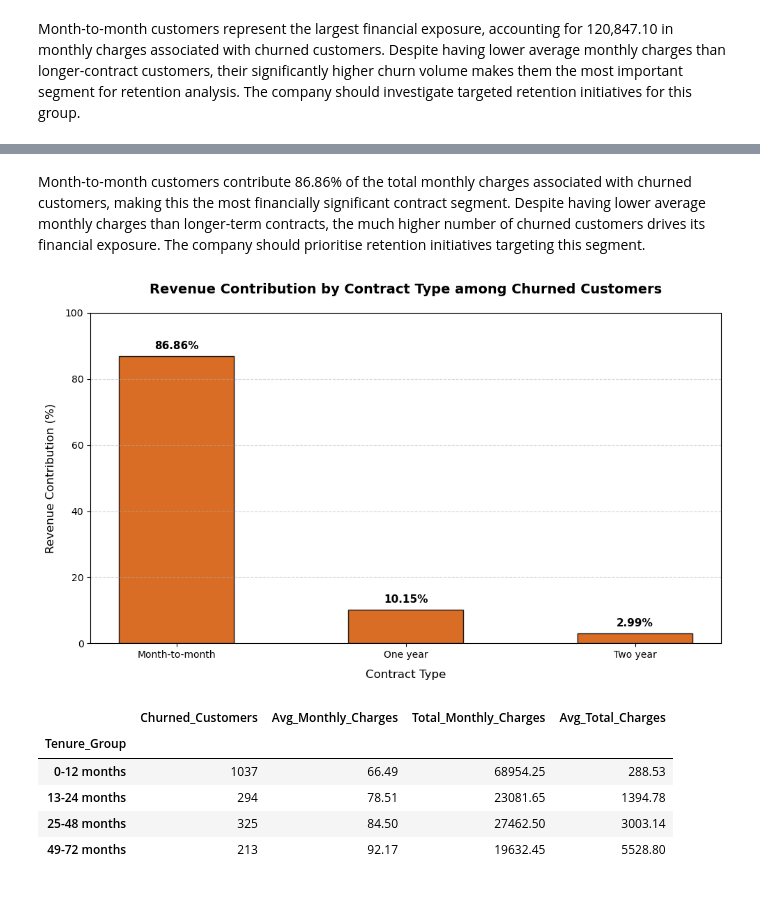
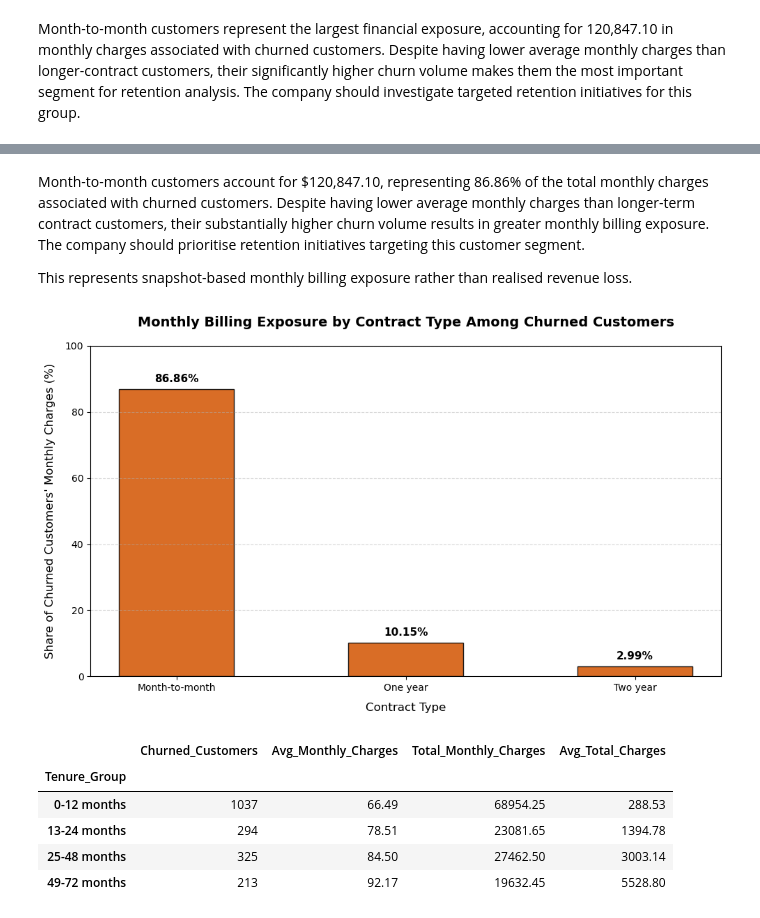
Before and after one commit to khooshimangal/customer-churn-retention-analysis, a Jupyter notebook: notebooks/01_customer_churn_analysis.ipynb, the cells around one changed output, grey strips where cells are left out. Saved outputs shown, nothing was run; the diff lists cells and outputs as text; code cells hidden in the pictures.

```diff
--- a/notebooks/01_customer_churn_analysis.ipynb
+++ b/notebooks/01_customer_churn_analysis.ipynb
@@ -768,12 +768,17 @@ display(churned_contract_summary)
 Month-to-month customers represent the largest financial exposure, accounting for 120,847.10 in monthly charges associated with churned customers. Despite having lower average monthly charges than longer-contract customers, their significantly higher churn volume makes them the most important segment for retention analysis. The company should investigate targeted retention initiatives for this group.
 # %%
 total_monthly_charges = churned_contract_summary["Total_Monthly_Charges"].sum()
-churned_contract_summary["Revenue_Contribution_%"] = (
+churned_contract_summary["Monthly_Billing_Exposure_%"] = (
     churned_contract_summary["Total_Monthly_Charges"]
     .div(total_monthly_charges)
     .mul(100)
     .round(2)
 )
 
+churned_contract_summary = churned_contract_summary.drop(
+    columns=["Revenue_Contribution_%"],
+    errors="ignore"
+)
+
 display(churned_contract_summary)
 # %% [output]
@@ -783,7 +788,9 @@ display(churned_contract_summary)
 | One year | 166 | 85.05 | 14118.45 | 10.15 |
 | Two year | 48 | 86.78 | 4165.30 | 2.99 |
 # %% [markdown]
-Month-to-month customers contribute 86.86% of the total monthly charges associated with churned customers, making this the most financially significant contract segment. Despite having lower average monthly charges than longer-term contracts, the much higher number of churned customers drives its financial exposure. The company should prioritise retention initiatives targeting this segment.
+Month-to-month customers account for $120,847.10, representing 86.86% of the total monthly charges associated with churned customers. Despite having lower average monthly charges than longer-term contract customers, their substantially higher churn volume results in greater monthly billing exposure. The company should prioritise retention initiatives targeting this customer segment.
+
+This represents snapshot-based monthly billing exposure rather than realised revenue loss.
 # %%
 import matplotlib.pyplot as plt
 
@@ -791,43 +798,43 @@ plt.figure(figsize=(10, 6))
 
 bars = plt.bar(
     churned_contract_summary.index,
-    churned_contract_summary["Revenue_Contribution_%"],
-    color="#d35400",  # Professional burnt orange to denote revenue exposure
+    churned_contract_summary["Monthly_Billing_Exposure_%"],
+    color="#d35400",
     edgecolor="black",
     alpha=0.85,
     width=0.5,
 )
 
 plt.title(
-    "Revenue Contribution by Contract Type among Churned Customers",
+    "Monthly Billing Exposure by Contract Type Among Churned Customers",
     fontsize=14,
     fontweight="bold",
     pad=20,
 )
 plt.xlabel("Contract Type", fontsize=12, labelpad=10)
-plt.ylabel("Revenue Contribution (%)", fontsize=12, labelpad=10)
+plt.ylabel("Share of Churned Customers' Monthly Charges (%)", fontsize=12, labelpad=10)
 
 plt.grid(axis="y", linestyle="--", alpha=0.5)
 
 plt.bar_label(bars, fmt="%.2f%%", padding=5, fontsize=11, fontweight="bold")
 
 plt.ylim(0, 100)
 
 plt.tight_layout()
 
 figures_dir = project_root / "reports" / "figures"
 
 figures_dir.mkdir(parents=True, exist_ok=True)
 
 plt.savefig(
-    figures_dir / "04_revenue_contribution_by_contract.png",
+    figures_dir / "04_monthly_billing_exposure_by_contract.png",
     dpi=200,
     bbox_inches="tight"
 )
 
 plt.show()
 # %% [output]
-[figure, old version]
+[figure, new version]
 # %%
 tenure_revenue = (
     churned_df
```
Also changed, not shown: parts of 3 cells of this notebook, 5 other files.
